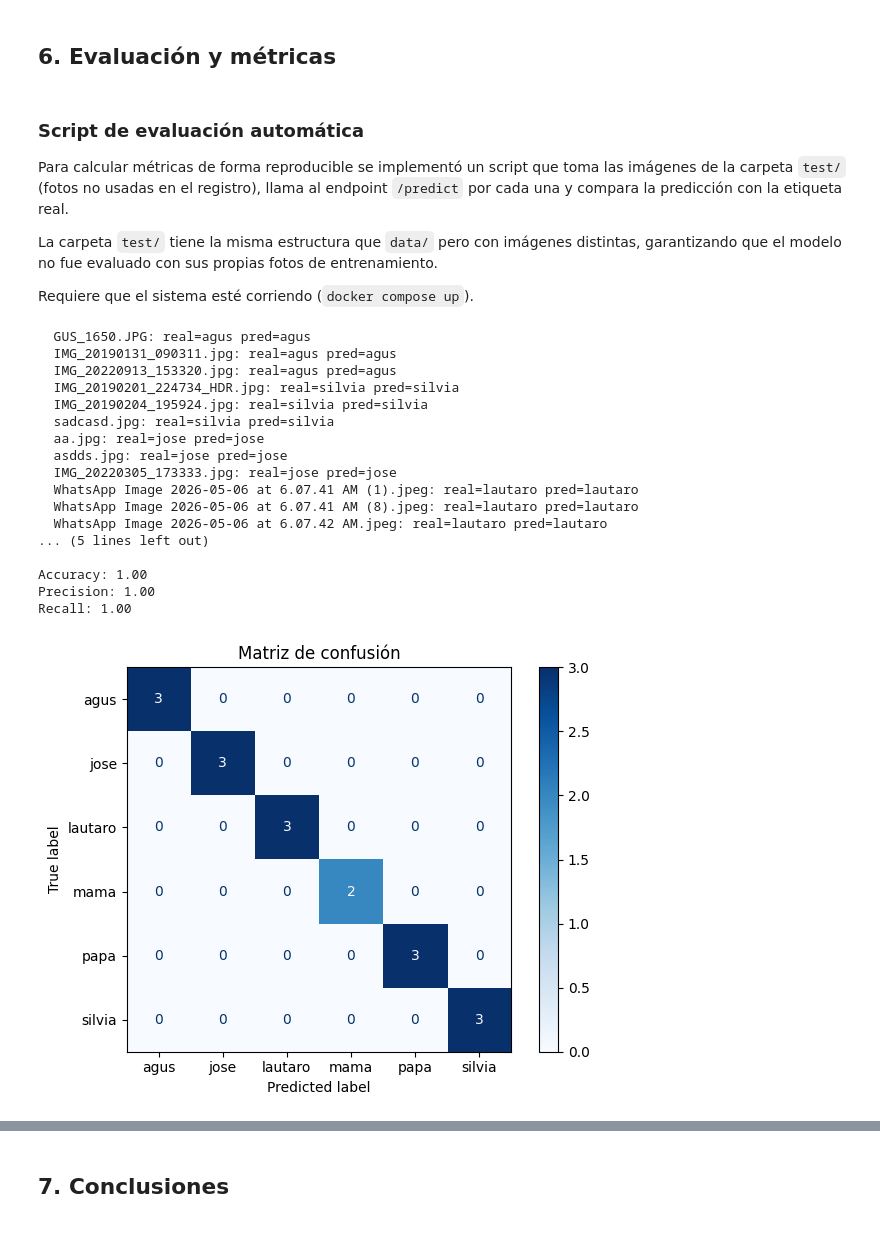
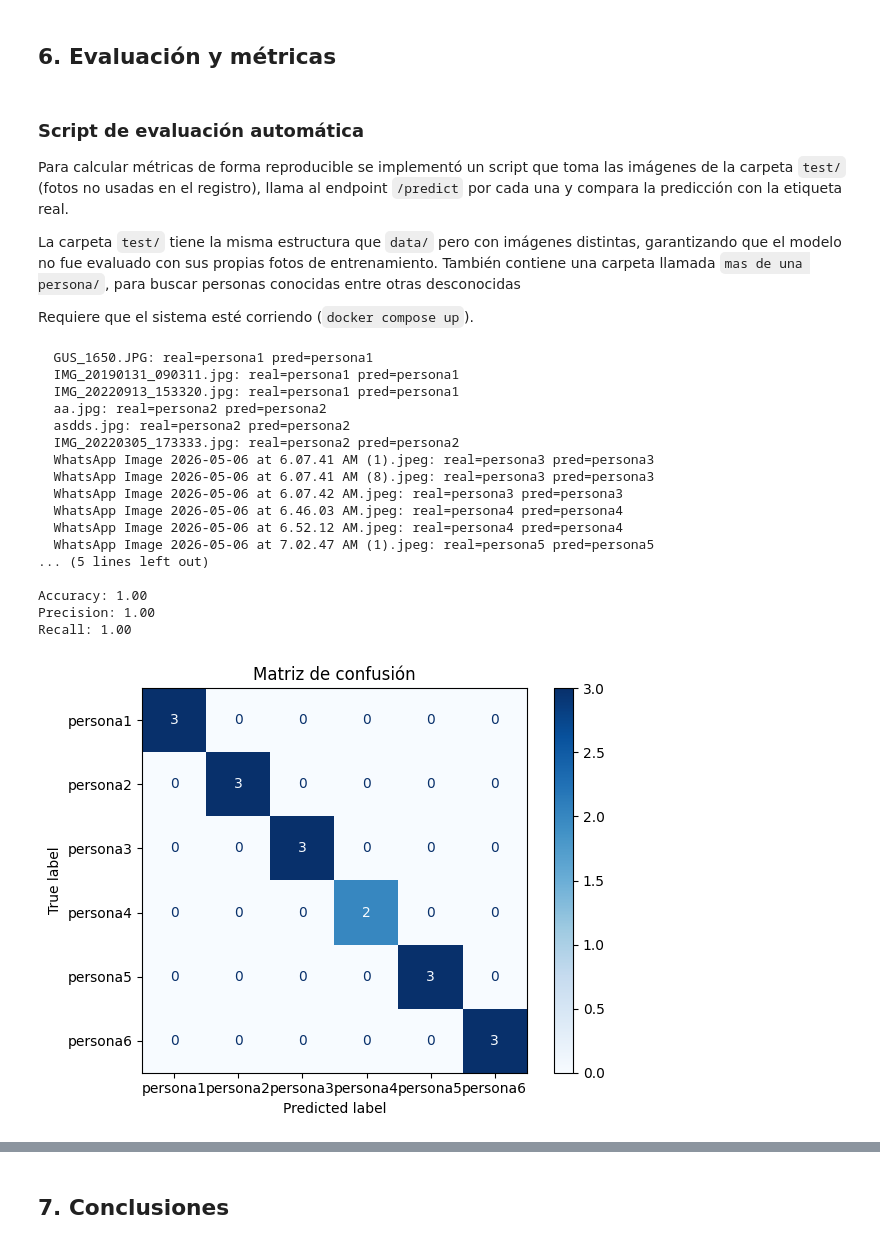
Before and after one commit to EzequielMatiasArevalo/tuia-face-recognition-app, a Jupyter notebook: train.ipynb, the cells around one changed output, grey strips where cells are left out. Saved outputs shown, nothing was run; the diff lists cells and outputs as text; code cells hidden in the pictures.

```diff
--- a/train.ipynb
+++ b/train.ipynb
@@ -93,39 +116,3 @@ carpeta de persona, sube cada imagen vía `/upload` y la registra vía
 `/insert` con su etiqueta correspondiente.
 
 Requiere que el sistema esté corriendo (`docker compose up`).
-# %%
-import requests
-from pathlib import Path
-
-BASE_URL = "http://localhost:8000"
-
-dataset = {
-    "agus": Path("data/agus"),
-    "silvia": Path("data/silvia"),
-    "jose": Path("data/jose"),
-    "lautaro": Path("data/lautaro"),
-    "papa": Path("data/papa"),
-    "mama": Path("data/mama")
-}
-
-exitosos = 0
-fallidos = 0
-
-for nombre, carpeta in dataset.items():
-    fotos = list(carpeta.glob("*.jpg")) + list(carpeta.glob("*.png")) + list(carpeta.glob("*.jpeg"))
-    for foto in fotos:
-        with open(foto, "rb") as f:
-            upload = requests.post(f"{BASE_URL}/upload", files={"file": f})
-        image_path = upload.json()["path"]
-
-        insert = requests.post(f"{BASE_URL}/insert", json={
-            "identity": nombre,
-            "image_path": image_path,
-            "metadata": {}
-        })
-        if insert.status_code == 202:
-            exitosos += 1
-        else:
-            fallidos += 1
-
-print(f"Registro completado: {exitosos} exitosos, {fallidos} fallidos")
@@ -325,7 +367,7 @@ predicción con la etiqueta real.
 
 La carpeta `test/` tiene la misma estructura que `data/` pero con
 imágenes distintas, garantizando que el modelo no fue evaluado con
-sus propias fotos de entrenamiento.
+sus propias fotos de entrenamiento. También contiene una carpeta llamada `mas de una persona/`, para buscar personas conocidas entre otras desconocidas
 
 Requiere que el sistema esté corriendo (`docker compose up`).
 # %%
@@ -337,8 +379,8 @@ import matplotlib.pyplot as plt
 
 BASE_URL = "http://localhost:8000"
 
-# Personas conocidas — deben coincidir exactamente con las etiquetas registradas
-PERSONAS = ["agus", "silvia", "jose", "lautaro", "mama", "papa"]  # agregá las 6
+# Personas conocidas
+PERSONAS = ["persona1", "persona2", "persona3", "persona4", "persona5", "persona6"]
 
 test_path = Path("test")
 y_true = []
@@ -383,46 +425,46 @@ for persona in PERSONAS:
             best = max(result["detections"], key=lambda d: d["score"])
             pred = best["label"]
         else:
             pred = "unknown"
 
         print(f"  {foto.name}: real={persona} pred={pred}")
         y_true.append(persona)
         y_pred.append(pred)
 
 # Métricas
 print(f"\nAccuracy: {accuracy_score(y_true, y_pred):.2f}")
 
 labels = sorted(set(y_true + y_pred))
 print(f"Precision: {precision_score(y_true, y_pred, average='macro', labels=labels, zero_division=0):.2f}")
 print(f"Recall: {recall_score(y_true, y_pred, average='macro', labels=labels, zero_division=0):.2f}")
 
 # Matriz de confusión
 cm = confusion_matrix(y_true, y_pred, labels=labels)
 disp = ConfusionMatrixDisplay(confusion_matrix=cm, display_labels=labels)
 disp.plot(cmap="Blues")
 plt.title("Matriz de confusión")
 plt.tight_layout()
 plt.savefig("confusion_matrix.png")
 plt.show()
 # %% [output]
-  GUS_1650.JPG: real=agus pred=agus
-  IMG_20190131_090311.jpg: real=agus pred=agus
-  IMG_20220913_153320.jpg: real=agus pred=agus
-  IMG_20190201_224734_HDR.jpg: real=silvia pred=silvia
-  IMG_20190204_195924.jpg: real=silvia pred=silvia
-  sadcasd.jpg: real=silvia pred=silvia
-  aa.jpg: real=jose pred=jose
-  asdds.jpg: real=jose pred=jose
-  IMG_20220305_173333.jpg: real=jose pred=jose
-  WhatsApp Image 2026-05-06 at 6.07.41 AM (1).jpeg: real=lautaro pred=lautaro
-  WhatsApp Image 2026-05-06 at 6.07.41 AM (8).jpeg: real=lautaro pred=lautaro
-  WhatsApp Image 2026-05-06 at 6.07.42 AM.jpeg: real=lautaro pred=lautaro
+  GUS_1650.JPG: real=persona1 pred=persona1
+  IMG_20190131_090311.jpg: real=persona1 pred=persona1
+  IMG_20220913_153320.jpg: real=persona1 pred=persona1
+  aa.jpg: real=persona2 pred=persona2
+  asdds.jpg: real=persona2 pred=persona2
+  IMG_20220305_173333.jpg: real=persona2 pred=persona2
+  WhatsApp Image 2026-05-06 at 6.07.41 AM (1).jpeg: real=persona3 pred=persona3
+  WhatsApp Image 2026-05-06 at 6.07.41 AM (8).jpeg: real=persona3 pred=persona3
+  WhatsApp Image 2026-05-06 at 6.07.42 AM.jpeg: real=persona3 pred=persona3
+  WhatsApp Image 2026-05-06 at 6.46.03 AM.jpeg: real=persona4 pred=persona4
+  WhatsApp Image 2026-05-06 at 6.52.12 AM.jpeg: real=persona4 pred=persona4
+  WhatsApp Image 2026-05-06 at 7.02.47 AM (1).jpeg: real=persona5 pred=persona5
 ... (5 lines left out)
 
 Accuracy: 1.00
 Precision: 1.00
 Recall: 1.00
-[figure, old version]
+[figure, new version]
 # %%
 # Casos con múltiples personas en la misma imagen
 print("\n--- Pruebas con múltiples caras ---")
```
Also changed, not shown: parts of 14 cells of this notebook, 1 other file.
